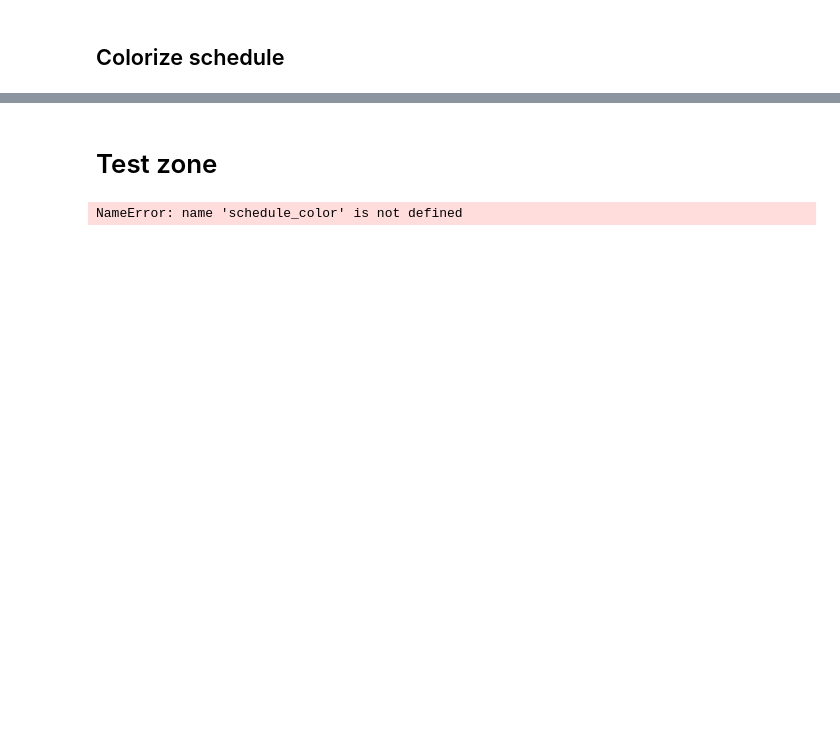
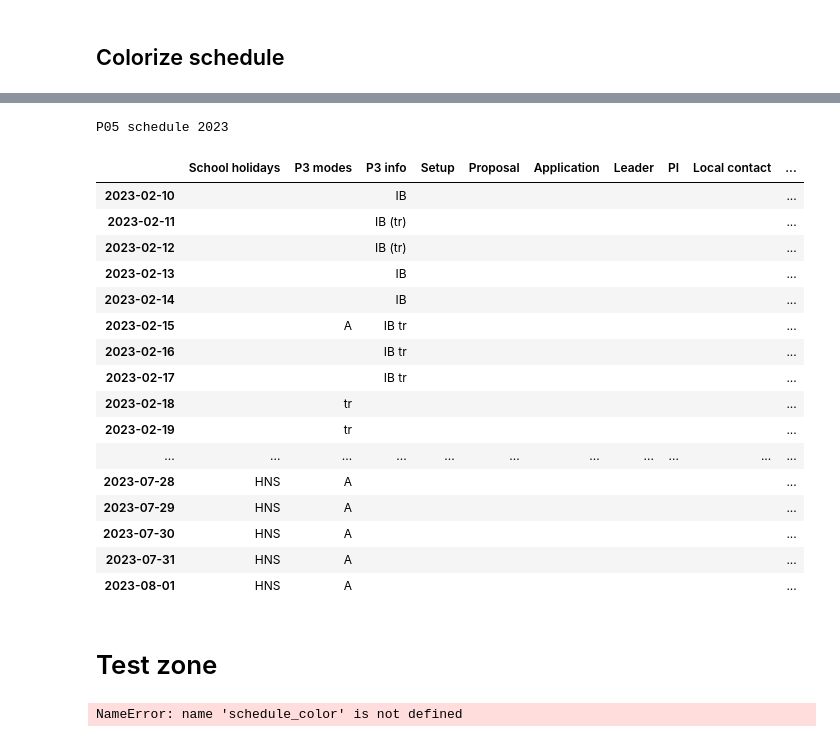
Before and after one commit to feinfinger/p05_scheduler, a Jupyter notebook: 2023_p05_schedule.ipynb, the cells around one changed output, grey strips where cells are left out. Drawn from its saved outputs; the diff is of its cells as text; code cells hidden in the pictures; blank space fills up the shorter version.

```diff
--- a/2023_p05_schedule.ipynb
+++ b/2023_p05_schedule.ipynb
@@ -23,7 +26,7 @@ pd.set_option('display.max_rows', 400) #replace n with the number of rows you wa
 # %%
 year = 2023
 
-dc_path = Path('desycloud/documents/' + str(year) + '/schedule/')  # directory which contains all necessary files to import, startng from desycloud
+dc_path = Path('desycloud/documents/' + str(year) + '/p05_schedule/')  # directory which contains all necessary files to import, startng from desycloud
 dc_p3sch_path =  dc_path / 'Schedule2023_draft_Status2022.08.18_shifted_timing.xlsx'  # path to Petra 3 schedule
 dc_proposals_path = dc_path / '2023_1/door.scheduling.support.xlsx'  # path to DOOR scheduling support
 
@@ -355,6 +425,7 @@ sch = p05sch(2023, p3sch_path, school_holidays=school_holidays, hh_holidays=hh_h
 sch.init_school_holiday_column()
 # %%
 ### This part only works, if the scheduling support (list of proposals) is available
+### The order of execution is important.
 
 #proposals = filter_proposals(proposals, filter_string="2nd call 2022")
 pro = proposals(proposals_path)
@@ -363,8 +434,18 @@ pro = proposals(proposals_path)
 pro.filter(include=[11016379, 11016663, 11016664,11016665,11016666,11016667,11016668])
 
 # Add commissioning, inhouse, industry etc
-pro.add_beamtime(100, proposal='micro comm', setup='micro', shifts=3, start_date=dt.datetime(2023,4,1))
+pro.add_beamtime(101, proposal='micro comm', setup='micro', shifts=3, start_date=dt.datetime(2023,4,1))
+
+# Modify unaceptables
+pro.modify_unacceptables(11016412, None)
+pro.modify_unacceptables(11016352, '01.02-15.03')
+pro.modify_unacceptables(11016060, 'january, february, march')
+pro.modify_unacceptables(11015941, 'january, february, march')
+pro.modify_unacceptables(11015918, '01.05-31.05')
+pro.modify_unacceptables(11015832, '09.01-20.01')
+pro.convert_unacceptables(verbose=False)
 
 # Assign local contact, start date, shifts and comment to appilcations
 pro.assign(11016379, local_contact="FW", start_date=dt.datetime(2023,3,1), shifts=6, comment="Indian proposal von Surya")
 pro.assign(11016663, local_contact="JH", start_date=dt.datetime(2023,3,8), shifts=9, comment="")
+pro.assign(11016060, local_contact="JH", start_date=dt.datetime(2023,2,7), shifts=9)
@@ -428,7 +490,8 @@ def colorize_schedule(styler):
     styler.format_index("{:%Y-%m-%d}")  # Remove the time from the date which is introduced by styler
     return styler
 # %%
-sch.eval_proposals(pro.table)
-csch = sch.schedule.style.pipe(colorize_schedule)
+sch.eval_proposals(pro)
+csch = sch.schedule.loc[dt.datetime(2023,2,10):dt.datetime(2023,8,1)].style.pipe(colorize_schedule)
+#sch.schedule.loc[dt.datetime(2023,1,1):dt.datetime(2023,7,1)]
 csch
 # %% [output]
@@ -436,3 +498,21 @@ csch
+P05 schedule 2023
+|  | School holidays | P3 modes | P3 info | Setup | Proposal | Application | Leader | PI | Local contact | ... |
+| 2023-02-10 |  |  | IB |  |  |  |  |  |  | ... |
+| 2023-02-11 |  |  | IB (tr) |  |  |  |  |  |  | ... |
+| 2023-02-12 |  |  | IB (tr) |  |  |  |  |  |  | ... |
+| 2023-02-13 |  |  | IB |  |  |  |  |  |  | ... |
+| 2023-02-14 |  |  | IB |  |  |  |  |  |  | ... |
+| 2023-02-15 |  | A | IB tr |  |  |  |  |  |  | ... |
+| 2023-02-16 |  |  | IB tr |  |  |  |  |  |  | ... |
+| 2023-02-17 |  |  | IB tr |  |  |  |  |  |  | ... |
+| 2023-02-18 |  | tr |  |  |  |  |  |  |  | ... |
+| 2023-02-19 |  | tr |  |  |  |  |  |  |  | ... |
+| ... | ... | ... | ... | ... | ... | ... | ... | ... | ... | ... |
+| 2023-07-28 | HNS | A |  |  |  |  |  |  |  | ... |
+| 2023-07-29 | HNS | A |  |  |  |  |  |  |  | ... |
+| 2023-07-30 | HNS | A |  |  |  |  |  |  |  | ... |
+| 2023-07-31 | HNS | A |  |  |  |  |  |  |  | ... |
+| 2023-08-01 | HNS | A |  |  |  |  |  |  |  | ... |
 # %% [markdown]
 # Test zone
 # %%
```
Also changed, not shown: parts of 8 cells of this notebook.
